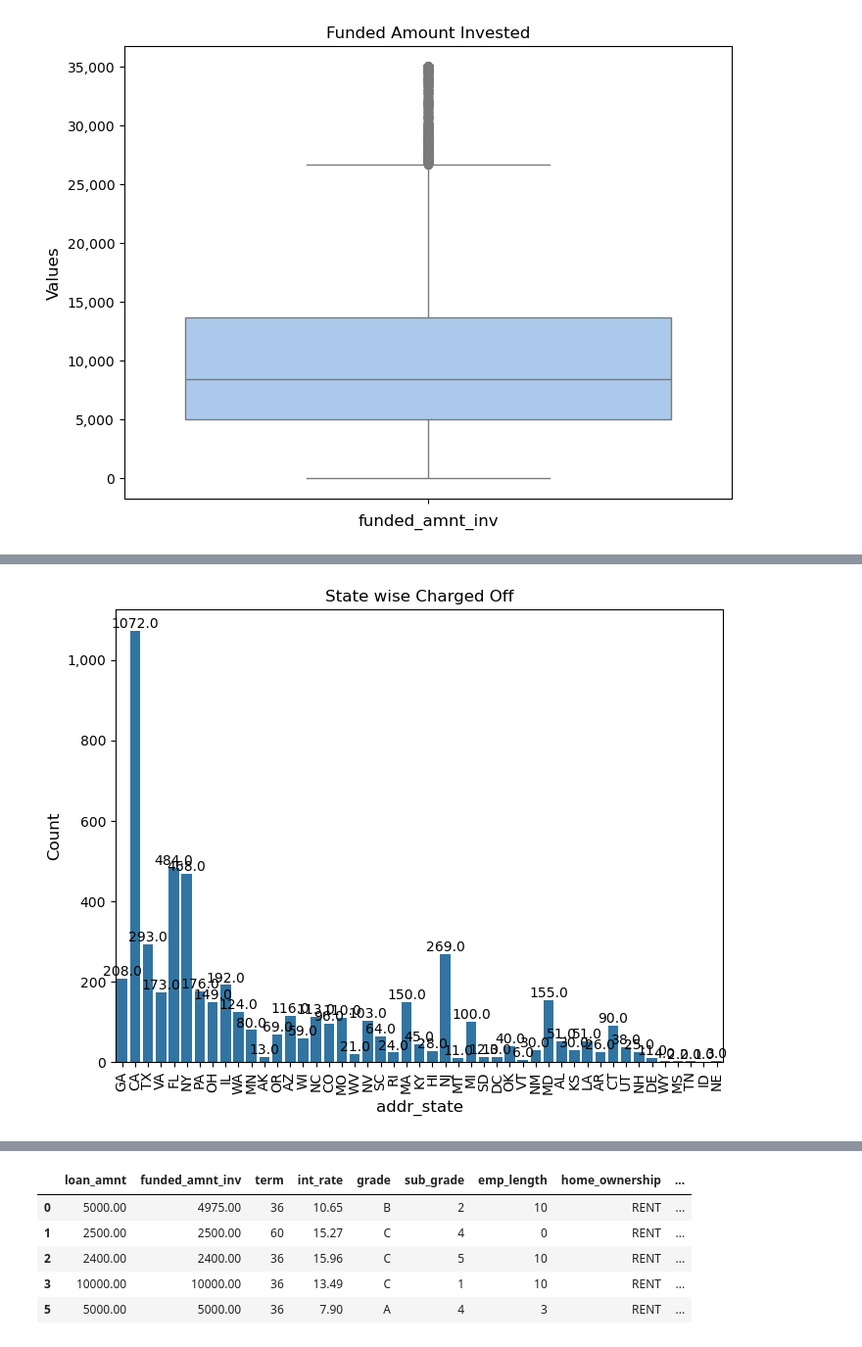
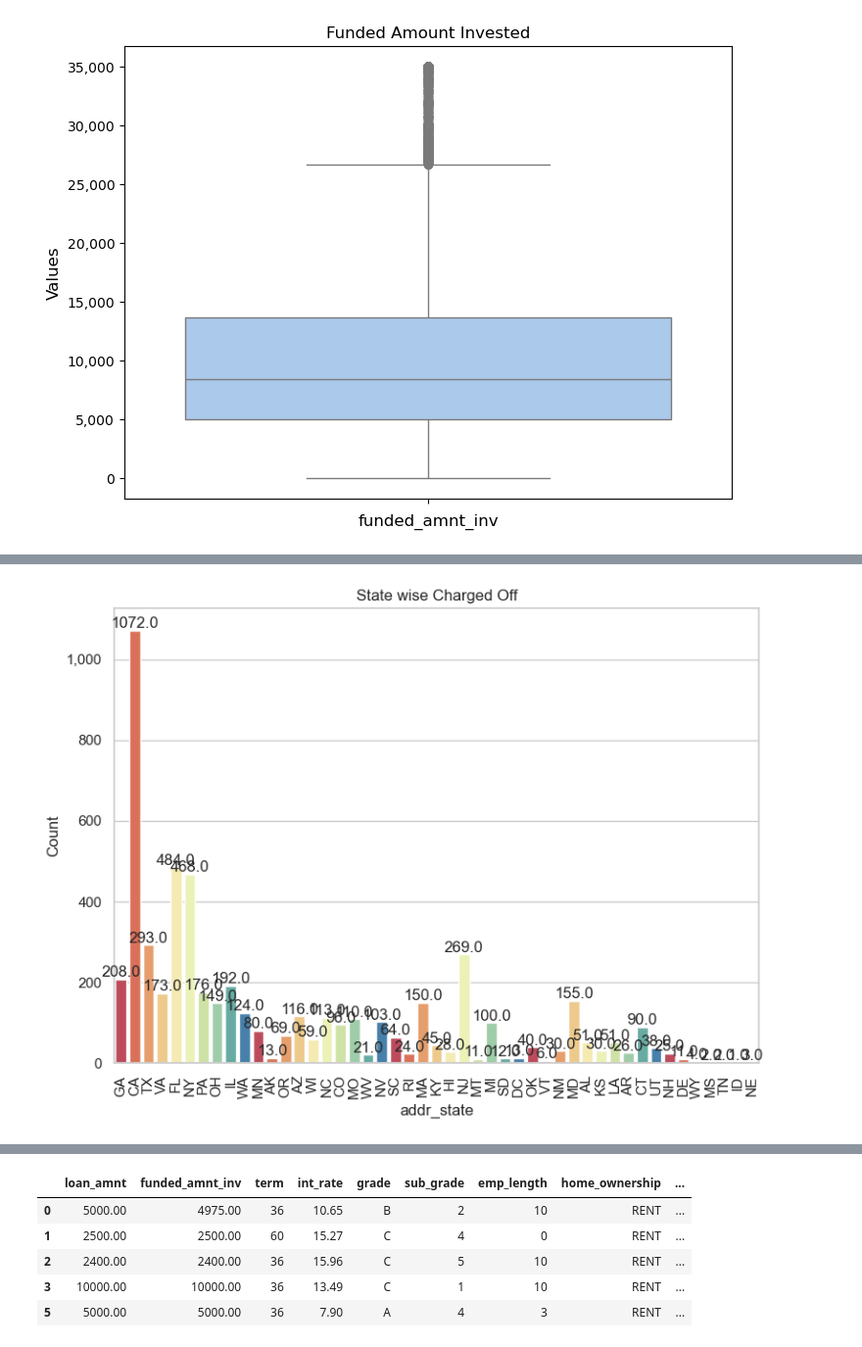
Before and after one commit to roypk98/LendingClubCaseStudy, a Jupyter notebook: Piyush_Kumar_Roy.ipynb, the cells around one changed output, grey strips where cells are left out. Shown at 98% size. Saved outputs shown, nothing was run; the diff lists cells and outputs as text; code cells hidden in the pictures.

```diff
--- a/Piyush_Kumar_Roy.ipynb
+++ b/Piyush_Kumar_Roy.ipynb
@@ -362,0 +358,13 @@ loan_data.head()
+# %%
+def get_quarter(month):
+    if 1 <= month <= 3:
+        return 'Q1'
+    elif 4 <= month <= 6:
+        return 'Q2'
+    elif 7 <= month <= 9:
+        return 'Q3'
+    else:
+        return 'Q4'
+
+# Apply the function to the 'Month' column to create 'Quarter' column
+clean_loan_data['quarter'] = clean_loan_data['issue_d_month'].apply(get_quarter)
@@ -450 +534,5 @@ plt.show()
+# %%
+sns.set_theme(style="whitegrid")
+
+palette = sns.color_palette("Spectral", 10)
 # %%
@@ -553,18 +564,5 @@ plt.show()
 # %%
-plt.figure(figsize=(8, 6))
-ax = sns.countplot(x='addr_state', data=loan_data[loan_data['loan_status']=='Charged Off'])
-plt.title('State wise Charged Off')
-plt.xlabel('addr_state', fontsize=12)
-plt.ylabel('Count', fontsize=12)
-plt.xticks(rotation=90)
-for p in ax.patches:
-    height = p.get_height()
-    ax.annotate(f'{height}',
-                (p.get_x() + p.get_width() / 2., height),
-                ha='center', va='center',
-                xytext=(0, 5),
-                textcoords='offset points')
-plt.gca().yaxis.set_major_formatter(mtick.FuncFormatter(lambda x, _: f'{int(x):,}'))
-plt.show()
+create_countplot(loan_data, x_col='addr_state', title='State wise Charged Off', xlabel='addr_state', filter_col='loan_status',
+                 filter_value='Charged Off', rotate_x_labels=True, palette=palette)
 # %% [output]
-[figure, old version]
+[figure, new version]
```
Also changed, not shown: parts of 81 cells of this notebook, 2 other files.
